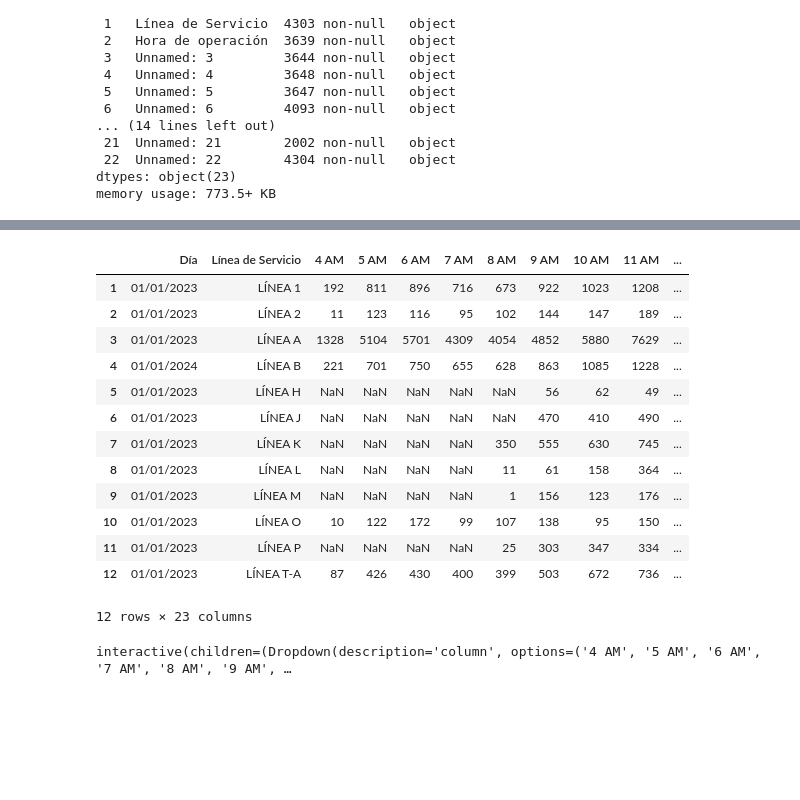
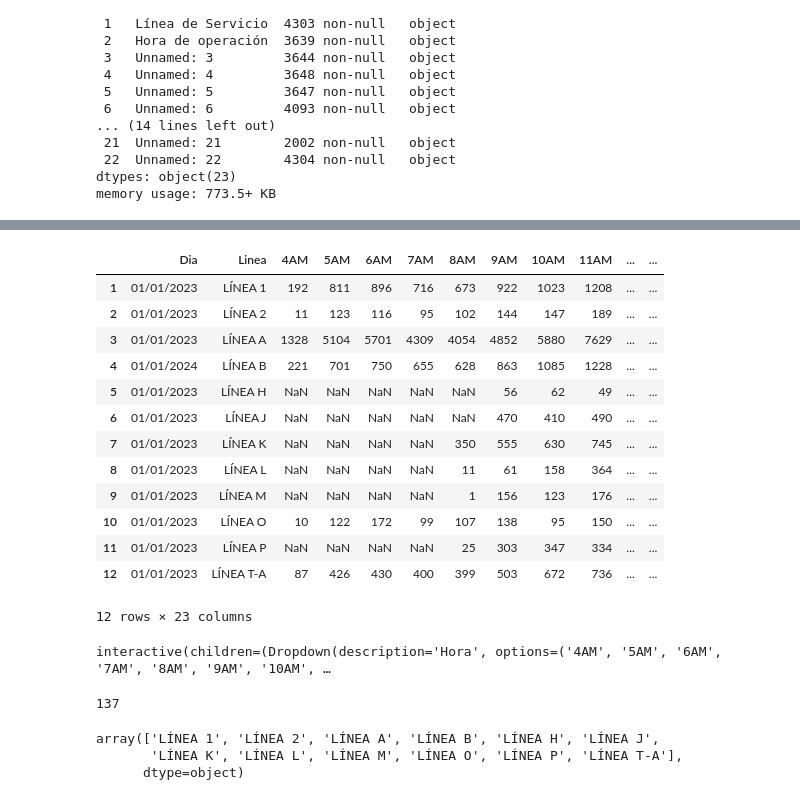
Before and after one commit to Rosvend/Passenger-flow-prediction-LSTM, a Jupyter notebook: LSTM_Metro_passenger_flow.ipynb, the cells around one changed output, grey strips where cells are left out. Drawn from its saved outputs; the diff is of its cells as text; code cells hidden in the pictures; blank space fills up the shorter version.

```diff
--- a/LSTM_Metro_passenger_flow.ipynb
+++ b/LSTM_Metro_passenger_flow.ipynb
@@ -106,28 +111,37 @@ df2023.columns.to_list()
  'Unnamed: 22']
 # %%
-df2023 = df2023.rename(columns={'Hora de operación':'4 AM','Unnamed: 22':'Total_pasajeros'}) #Cambiamos el resto de columnas que faltaron
+df2023 = df2023.rename(columns={'Día':'Dia','Línea de Servicio':'Linea','Hora de operación':'4AM','Unnamed: 22':'Total_pasajeros'}) #Cambiamos el resto de columnas que faltaron
 df2023 = df2023.drop([0]) #Borramos la primera fila
 df2023.head(12)
 # %% [output]
-|  | Día | Línea de Servicio | 4 AM | 5 AM | 6 AM | 7 AM | 8 AM | 9 AM | 10 AM | 11 AM | ... |
-| 1 | 01/01/2023 | LÍNEA 1 | 192 | 811 | 896 | 716 | 673 | 922 | 1023 | 1208 | ... |
-| 2 | 01/01/2023 | LÍNEA 2 | 11 | 123 | 116 | 95 | 102 | 144 | 147 | 189 | ... |
-| 3 | 01/01/2023 | LÍNEA A | 1328 | 5104 | 5701 | 4309 | 4054 | 4852 | 5880 | 7629 | ... |
-| 4 | 01/01/2024 | LÍNEA B | 221 | 701 | 750 | 655 | 628 | 863 | 1085 | 1228 | ... |
-| 5 | 01/01/2023 | LÍNEA H | NaN | NaN | NaN | NaN | NaN | 56 | 62 | 49 | ... |
-| 6 | 01/01/2023 | LÍNEA J | NaN | NaN | NaN | NaN | NaN | 470 | 410 | 490 | ... |
-| 7 | 01/01/2023 | LÍNEA K | NaN | NaN | NaN | NaN | 350 | 555 | 630 | 745 | ... |
-| 8 | 01/01/2023 | LÍNEA L | NaN | NaN | NaN | NaN | 11 | 61 | 158 | 364 | ... |
-| 9 | 01/01/2023 | LÍNEA M | NaN | NaN | NaN | NaN | 1 | 156 | 123 | 176 | ... |
-| 10 | 01/01/2023 | LÍNEA O | 10 | 122 | 172 | 99 | 107 | 138 | 95 | 150 | ... |
-| 11 | 01/01/2023 | LÍNEA P | NaN | NaN | NaN | NaN | 25 | 303 | 347 | 334 | ... |
-| 12 | 01/01/2023 | LÍNEA T-A | 87 | 426 | 430 | 400 | 399 | 503 | 672 | 736 | ... |
+|  | Dia | Linea | 4AM | 5AM | 6AM | 7AM | 8AM | 9AM | 10AM | 11AM | ... | ... |
+| 1 | 01/01/2023 | LÍNEA 1 | 192 | 811 | 896 | 716 | 673 | 922 | 1023 | 1208 | ... | ... |
+| 2 | 01/01/2023 | LÍNEA 2 | 11 | 123 | 116 | 95 | 102 | 144 | 147 | 189 | ... | ... |
+| 3 | 01/01/2023 | LÍNEA A | 1328 | 5104 | 5701 | 4309 | 4054 | 4852 | 5880 | 7629 | ... | ... |
+| 4 | 01/01/2024 | LÍNEA B | 221 | 701 | 750 | 655 | 628 | 863 | 1085 | 1228 | ... | ... |
+| 5 | 01/01/2023 | LÍNEA H | NaN | NaN | NaN | NaN | NaN | 56 | 62 | 49 | ... | ... |
+| 6 | 01/01/2023 | LÍNEA J | NaN | NaN | NaN | NaN | NaN | 470 | 410 | 490 | ... | ... |
+| 7 | 01/01/2023 | LÍNEA K | NaN | NaN | NaN | NaN | 350 | 555 | 630 | 745 | ... | ... |
+| 8 | 01/01/2023 | LÍNEA L | NaN | NaN | NaN | NaN | 11 | 61 | 158 | 364 | ... | ... |
+| 9 | 01/01/2023 | LÍNEA M | NaN | NaN | NaN | NaN | 1 | 156 | 123 | 176 | ... | ... |
+| 10 | 01/01/2023 | LÍNEA O | 10 | 122 | 172 | 99 | 107 | 138 | 95 | 150 | ... | ... |
+| 11 | 01/01/2023 | LÍNEA P | NaN | NaN | NaN | NaN | 25 | 303 | 347 | 334 | ... | ... |
+| 12 | 01/01/2023 | LÍNEA T-A | 87 | 426 | 430 | 400 | 399 | 503 | 672 | 736 | ... | ... |
 12 rows × 23 columns
-# %%
-#Celda interactiva con hora y cantidad de pasajeros
-@interact
-def show_lines(column=['4 AM','5 AM','6 AM'	,'7 AM'	,'8 AM',	'9 AM',	'10 AM','11 AM','12 PM','1 PM', '2 PM','3 PM','4 PM',	'5 PM','6 PM','7 PM',	'8 PM',	'9 PM',	'10 PM','11 PM'],
-                            x=(10, 100000, 10)):
-    return df2023.loc[df2023[column] > x]
-# %% [output]
-interactive(children=(Dropdown(description='column', options=('4 AM', '5 AM', '6 AM', '7 AM', '8 AM', '9 AM', …
+# %%
+#Celda interactiva con hora, linea de metro y cantidad minima de pasajeros
+@interact
+def show_lines(Hora=['4AM', '5AM', '6AM', '7AM', '8AM', '9AM', '10AM', '11AM', '12PM', '1PM', '2PM', '3PM', '4PM', '5PM', '6PM', '7PM', '8PM', '9PM', '10PM', '11PM'],
+               Linea=df2023['Linea'].unique(),
+               MinimoPasajeros=(10, 50000, 10)):
+    return df2023.loc[(df2023[Hora] > MinimoPasajeros) & (df2023['Linea'] == Linea)]
+# %% [output]
+interactive(children=(Dropdown(description='Hora', options=('4AM', '5AM', '6AM', '7AM', '8AM', '9AM', '10AM', …
+# %%
+print(df2023.query("Linea  == 'LÍNEA A'").value_counts().sum())
+df2023['Linea'].unique()
+# %% [output]
+137
+array(['LÍNEA 1', 'LÍNEA 2', 'LÍNEA A', 'LÍNEA B', 'LÍNEA H', 'LÍNEA J',
+       'LÍNEA K', 'LÍNEA L', 'LÍNEA M', 'LÍNEA O', 'LÍNEA P', 'LÍNEA T-A'],
+      dtype=object)
```
Also changed, not shown: parts of 7 cells of this notebook.
